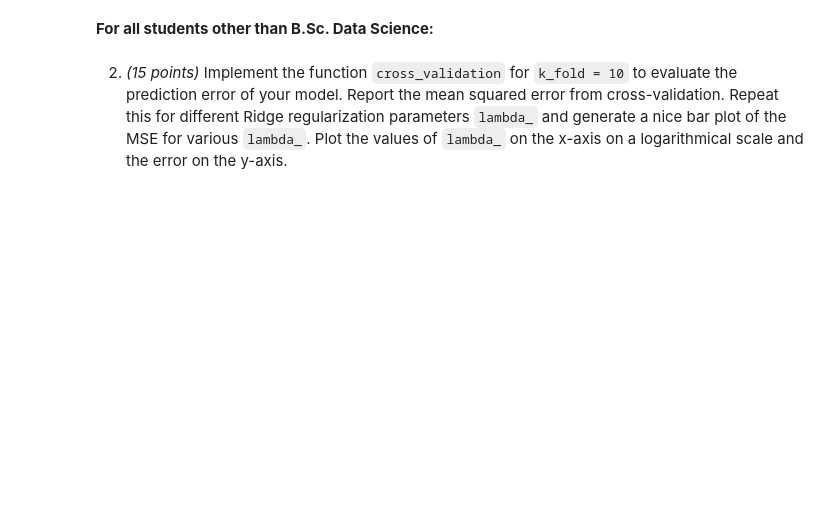
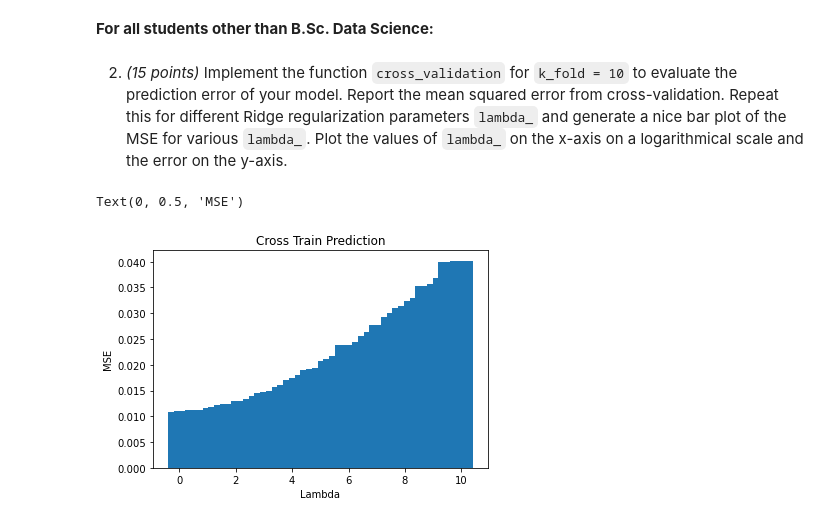
Before and after one commit to Abdul6498/Machine_Learning-master, a Jupyter notebook: Assignment_3/assignment3.ipynb, the cells around one changed output. Cells and saved outputs as stored; diff of their text form; code cells hidden in the pictures; blank space fills up the shorter version.

```diff
--- a/Assignment_3/assignment3.ipynb
+++ b/Assignment_3/assignment3.ipynb
@@ -315,12 +314,58 @@ MSE: 24.1493845410044, feature type: quad
 **For all students other than B.Sc. Data Science:**
 # %% [markdown]
 2) *(15 points)* Implement the function `cross_validation` for `k_fold = 10` to evaluate the prediction error of your model. Report the mean squared error from cross-validation. Repeat this for different Ridge regularization parameters `lambda_` and generate a nice bar plot of the MSE for various `lambda_`. Plot the values of `lambda_` on the x-axis on a logarithmical scale and the error on the y-axis.
-# %%
-def cross_validation(regression_model, X, y, k_fold = 10):
-    """
-    partition data X in k_fold equal sized subsets D = {D_1, ..., D_{k_fold}},
-        fit the model on k_fold-1 subsets (D\D_i),
-        compute MSE on the evaluatin set (D_i),
-        return the mean MSE over all subsets D
-    """
-    return None
+# %%
+def cross_validation(regression_model, X, y, k_fold = 10):
+    """
+    partition data X in k_fold equal sized subsets D = {D_1, ..., D_{k_fold}},
+        fit the model on k_fold-1 subsets (D\D_i),
+        compute MSE on the evaluatin set (D_i),
+        return the mean MSE over all subsets D
+    """
+    data_len = int(y.shape[0]/k_fold)
+    permutation = np.random.permutation(y.shape[0]).tolist()
+    partition_length=int(y.shape[0]/k_fold)
+    partitions=np.zeros((k_fold,partition_length))
+    errors=np.zeros(k_fold)
+    for i in range(k_fold):
+        partitions[i]=permutation[data_len*i:data_len*(i+1)]
+    for i in range(k_fold):
+        X_train=np.zeros((partition_length*(k_fold-1),X.shape[1]))
+        y_train=np.zeros(partition_length*(k_fold-1))
+
+        X_test=np.zeros((partition_length,X.shape[1]))
+        y_test=np.zeros(partition_length)
+
+        for ind,elt in enumerate(partitions[i]):
+            X_test[ind]=X[int(elt)]
+            y_test[ind]=y[int(elt)]
+
+        ind=0
+        for j in range(k_fold):
+            if i!=j:
+                for elt in partitions[j]:
+                    X_train[ind]=X[int(elt)]
+                    y_train[ind]=y[int(elt)]
+                    ind+=1
+
+        regression_model.fit(X_train,y_train)
+        yhat=regression_model.predict(X_test)
+        errors[i]=MSE(yhat,y_test)
+    return np.sum(errors)/k_fold
+
+
+lambdas=np.linspace(0,10,50)
+error = np.zeros(lambdas.size)
+for ind,l in enumerate(lambdas):
+    regression_cross = RidgeRegression(lambda_=lambdas[ind], ftype='lin')
+    error[ind] = cross_validation(regression_cross, X_lin, y_lin, k_fold=20)
+min_error = error.argmin()
+
+plt.figure()
+plt.title('Cross Train Prediction')
+lin =plt.bar(lambdas,error)
+plt.xlabel('Lambda')
+plt.ylabel('MSE')
+# %% [output]
+Text(0, 0.5, 'MSE')
+[figure, added]
```
Also changed, not shown: parts of 9 cells of this notebook.
